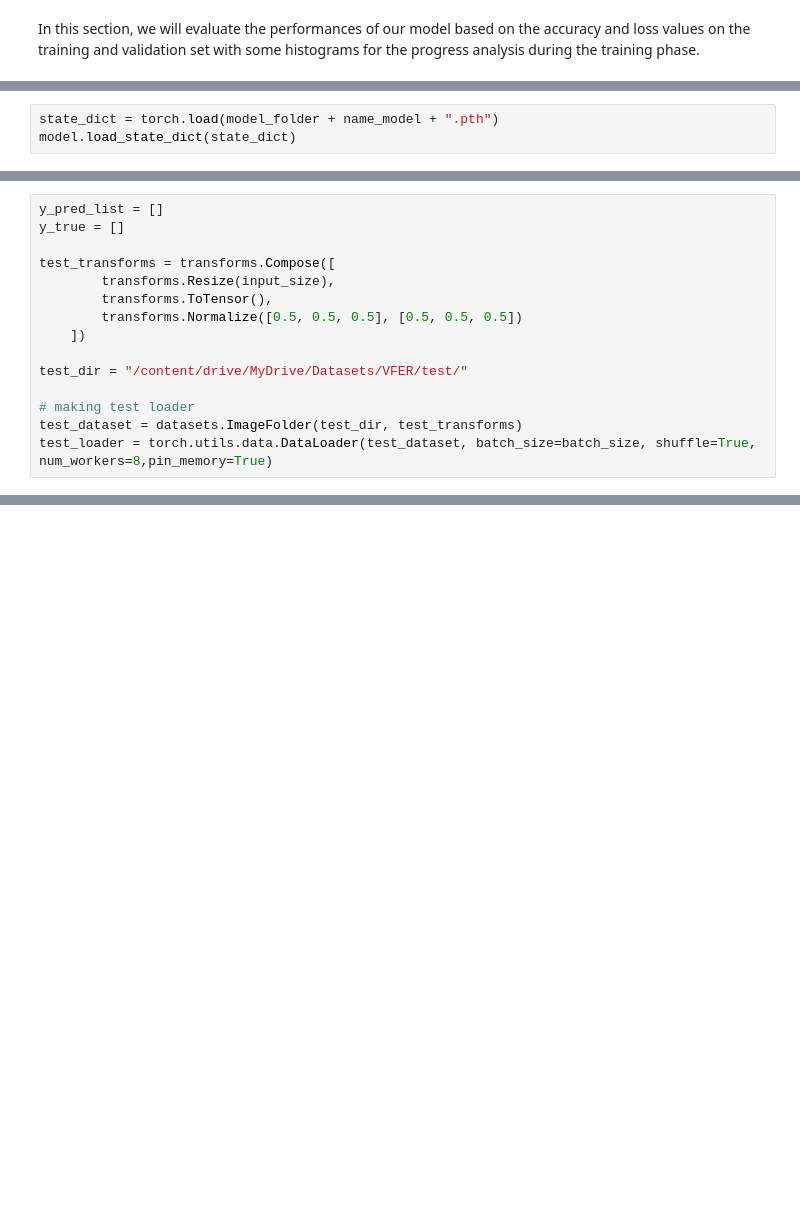
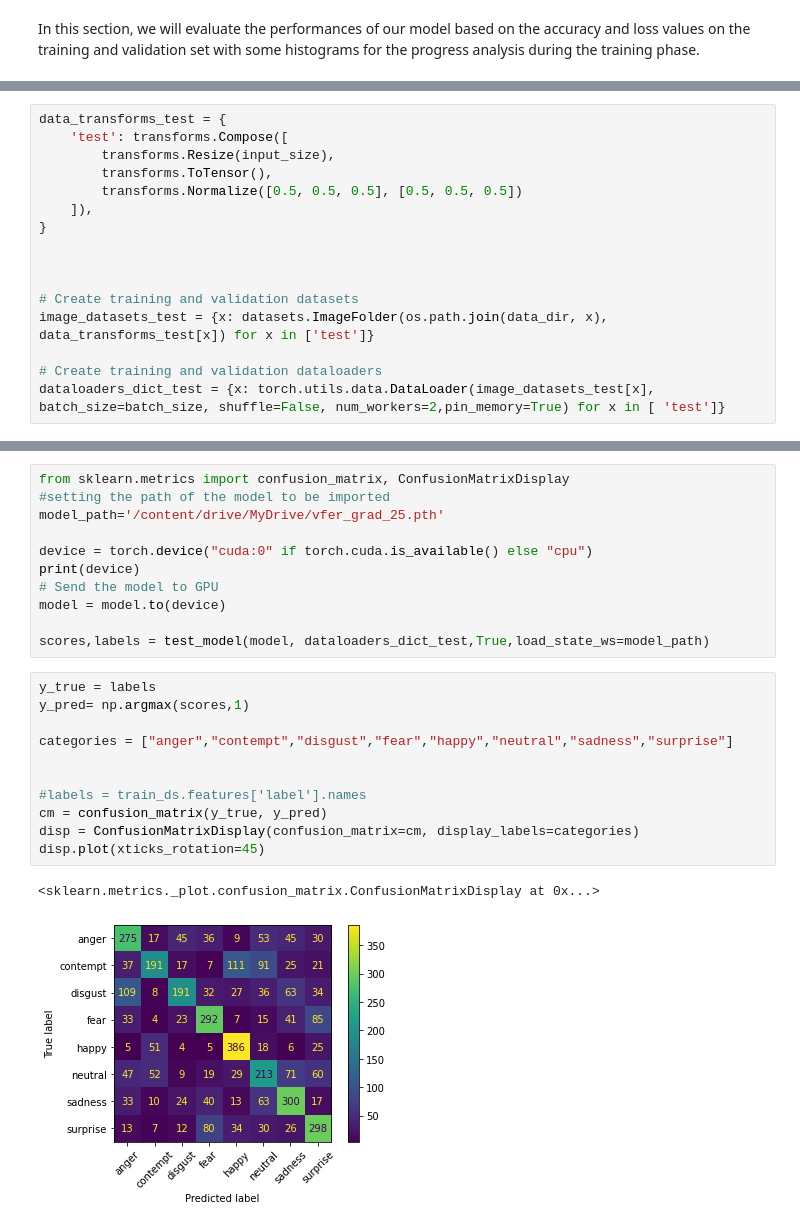
Before and after one commit to kode-git/vfer, a Jupyter notebook: ViT_Face_Emotion_Recognition.ipynb, the cells around one changed output, grey strips where cells are left out. Drawn from its saved outputs; the diff is of its cells as text; blank space fills up the shorter version.

```diff
--- a/ViT_Face_Emotion_Recognition.ipynb
+++ b/ViT_Face_Emotion_Recognition.ipynb
@@ -1882,3 +1808,0 @@ Let's make now confusion matrix on the testing set
-# %%
-state_dict = torch.load(model_folder + name_model + ".pth")
-model.load_state_dict(state_dict)
@@ -1887,15 +1809,16 @@ model.load_state_dict(state_dict)
 # %%
-y_pred_list = []
-y_true = []
-
-test_transforms = transforms.Compose([
+data_transforms_test = {
+    'test': transforms.Compose([
         transforms.Resize(input_size),
         transforms.ToTensor(),
         transforms.Normalize([0.5, 0.5, 0.5], [0.5, 0.5, 0.5])
-    ])
+    ]),
+}
 
-test_dir = "/content/drive/MyDrive/Datasets/VFER/test/"
 
-# making test loader
-test_dataset = datasets.ImageFolder(test_dir, test_transforms)
-test_loader = torch.utils.data.DataLoader(test_dataset, batch_size=batch_size, shuffle=True, num_workers=8,pin_memory=True)
+
+# Create training and validation datasets
+image_datasets_test = {x: datasets.ImageFolder(os.path.join(data_dir, x), data_transforms_test[x]) for x in ['test']}
+
+# Create training and validation dataloaders
+dataloaders_dict_test = {x: torch.utils.data.DataLoader(image_datasets_test[x], batch_size=batch_size, shuffle=False, num_workers=2,pin_memory=True) for x in [ 'test']}
@@ -1904,0 +1889,25 @@ ValueError: ignored
+# %%
+from sklearn.metrics import confusion_matrix, ConfusionMatrixDisplay
+#setting the path of the model to be imported
+model_path='/content/drive/MyDrive/vfer_grad_25.pth'
+
+device = torch.device("cuda:0" if torch.cuda.is_available() else "cpu")
+print(device)
+# Send the model to GPU
+model = model.to(device)
+
+scores,labels = test_model(model, dataloaders_dict_test,True,load_state_ws=model_path)
+# %%
+y_true = labels
+y_pred= np.argmax(scores,1)
+
+categories = ["anger","contempt","disgust","fear","happy","neutral","sadness","surprise"]
+
+
+#labels = train_ds.features['label'].names
+cm = confusion_matrix(y_true, y_pred)
+disp = ConfusionMatrixDisplay(confusion_matrix=cm, display_labels=categories)
+disp.plot(xticks_rotation=45)
+# %% [output]
+<sklearn.metrics._plot.confusion_matrix.ConfusionMatrixDisplay at 0x...>
+[figure, added]
```
Also changed, not shown: parts of 20 cells of this notebook.
